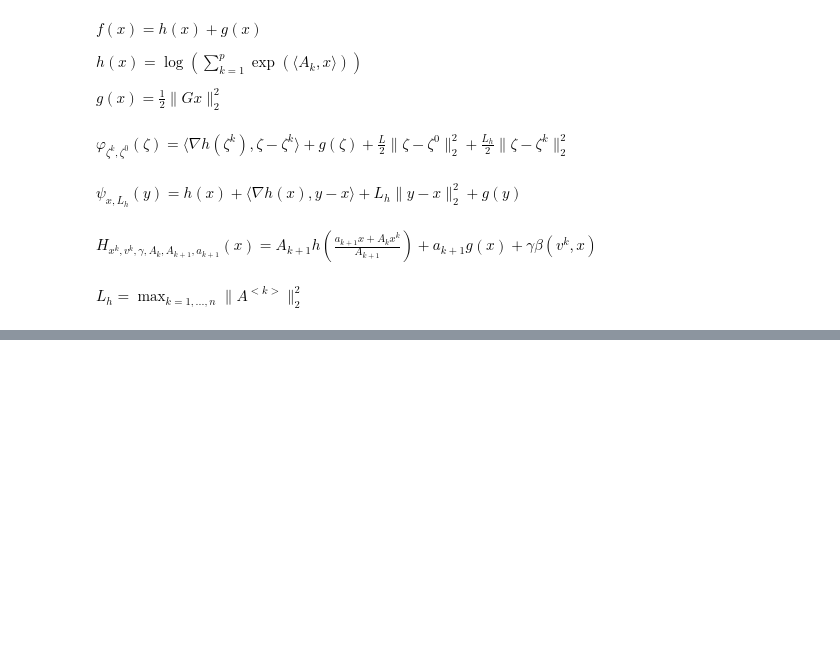
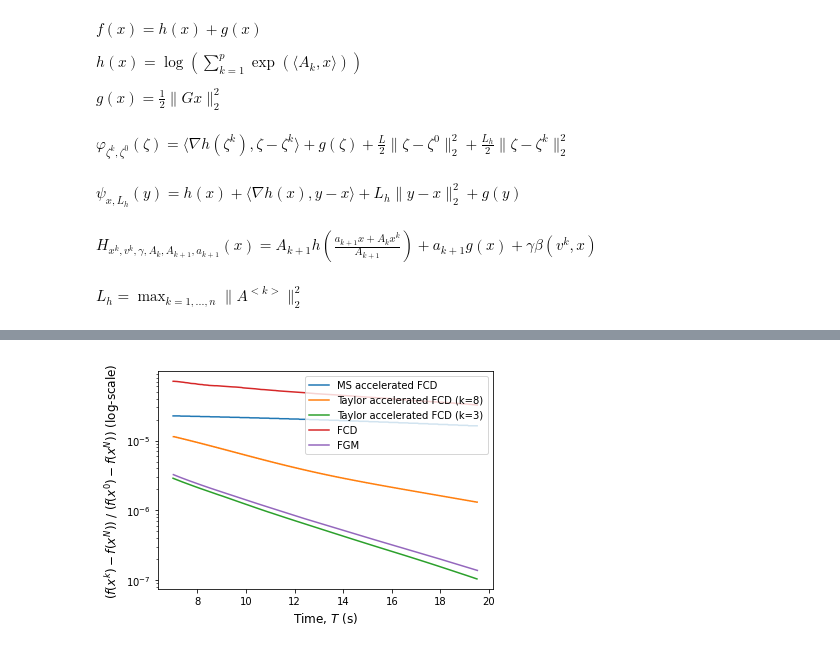
Before and after one commit to dmivilensky/accelerated-taylor-descent, a Jupyter notebook: ms taylor contract.ipynb, the cells around one changed output, grey strips where cells are left out. Saved outputs shown, nothing was run; the diff lists cells and outputs as text; code cells hidden in the pictures; blank space fills up the shorter version.

```diff
--- a/ms taylor contract.ipynb
+++ b/ms taylor contract.ipynb
@@ -1312,0 +820,28 @@ plt.show()
+# %%
+# Get number of iteration, executing at the time 0.5 s
+time_min = 7.0
+
+ms_times_min_idx = np.searchsorted(np.array(ms_times) - ms_times[0], time_min, side="right")
+times_min_idx = np.searchsorted(np.array(times) - times[0], time_min, side="right")
+fgm_times_min_idx = np.searchsorted(np.array(fgm_times) - fgm_times[0], time_min, side="right")
+taylor2_times_min_idx = np.searchsorted(np.array(taylor2_times) - taylor2_times[0], time_min, side="right")
+taylor3_times_min_idx = np.searchsorted(np.array(taylor3_times) - taylor3_times[0], time_min, side="right")
+# %%
+plt.semilogy((np.array(ms_times) - ms_times[0])[ms_times_min_idx:ms_times_max_idx], (funcs_ms_times - func_opt)[ms_times_min_idx:ms_times_max_idx] / (f(x_0) - func_opt),
+             label="MS accelerated FCD")
+plt.semilogy((np.array(taylor2_times) - taylor2_times[0])[taylor2_times_min_idx:taylor2_times_max_idx], (funcs_taylor2_times - func_opt)[taylor2_times_min_idx:taylor2_times_max_idx] / (f(x_0) - func_opt),
+             label="Taylor accelerated FCD (k=8)")
+plt.semilogy((np.array(taylor3_times) - taylor3_times[0])[taylor3_times_min_idx:taylor3_times_max_idx], (funcs_taylor3_times - func_opt)[taylor3_times_min_idx:taylor3_times_max_idx] / (f(x_0) - func_opt),
+             label="Taylor accelerated FCD (k=3)")
+plt.semilogy((np.array(times) - times[0])[times_min_idx:times_max_idx], (funcs_times - func_opt)[times_min_idx:times_max_idx] / (f(x_0) - func_opt), label="FCD")
+plt.semilogy((np.array(fgm_times) - fgm_times[0])[fgm_times_min_idx:fgm_times_max_idx], (funcs_fgm_times[fgm_times_min_idx:fgm_times_max_idx] - func_opt) / (f(x_0) - func_opt), label="FGM")
+
+
+plt.xlabel(r"Time, $T$ (s)", fontsize=12)
+plt.ylabel(r"$(f(x^k) - f(x^N))\;/\;(f(x^0) - f(x^N))$ (log-scale)", fontsize=12)
+plt.legend(loc='upper right')
+
+plt.savefig("ms_taylor_time_detailed.pdf", dpi=200)
+plt.show()
+# %% [output]
+[figure, added]
```
Also changed, not shown: parts of 52 cells of this notebook, 6 other files.
